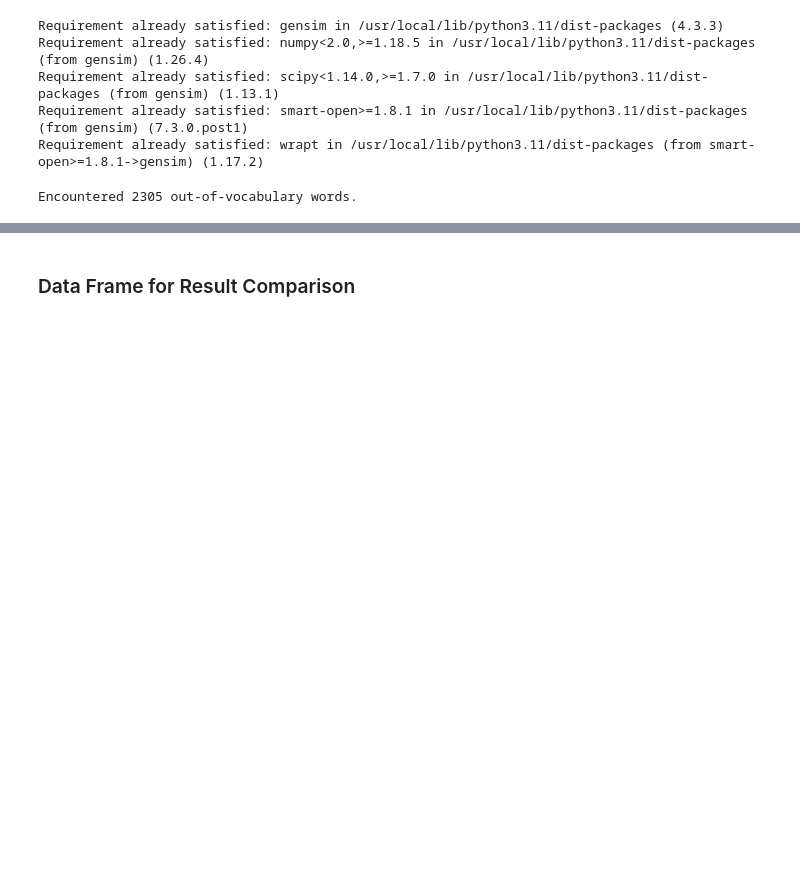
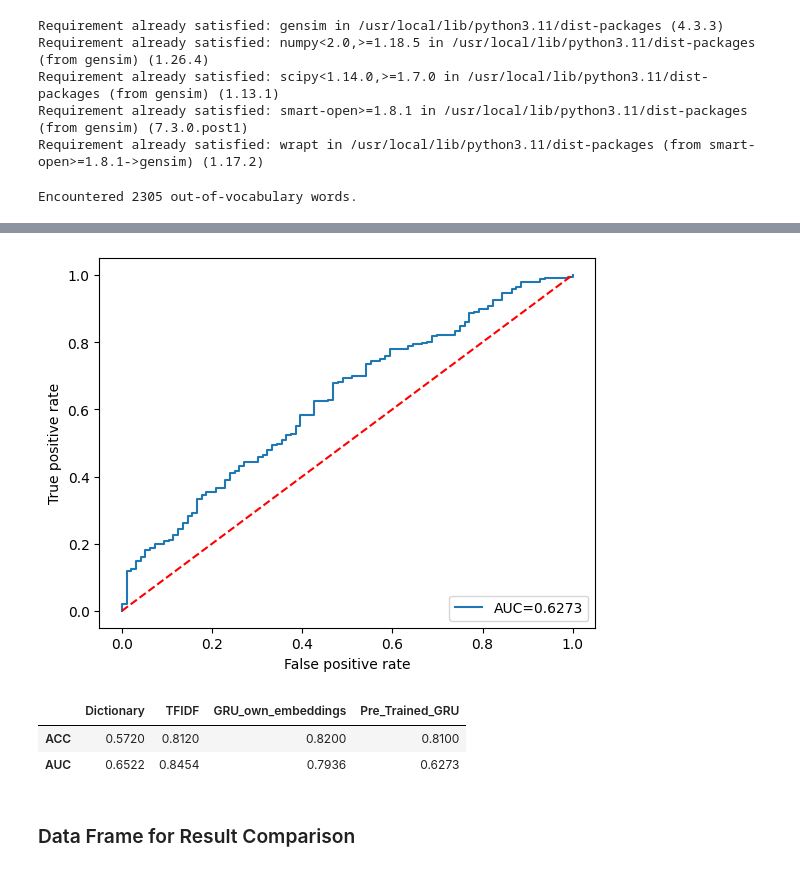
Before and after one commit to busrakasabali/Delta_Task_2, a Jupyter notebook: Delta_Task_2.ipynb, the cells around one changed output, grey strips where cells are left out. Drawn from its saved outputs; the diff is of its cells as text; code cells hidden in the pictures; blank space fills up the shorter version.

```diff
--- a/Delta_Task_2.ipynb
+++ b/Delta_Task_2.ipynb
@@ -522,3 +522,24 @@ def get_embedding_matrix(tokenizer, pretrain, vocab_size, verbose=0):
 imdb_embeddings, oov_words = get_embedding_matrix(tok, imdb_index, vocab_word_number)
 # %% [output]
 Encountered 2305 out-of-vocabulary words.
+# %%
+# Creating embedding layer using the pre-trained embeddings
+pre_trained_emb_layer = Embedding(
+    input_dim = vocab_word_number,
+    output_dim = imdb_embeddings.shape[1],
+    input_length = max_review_length,
+    embeddings_initializer = Constant(imdb_embeddings),
+    trainable = False
+)
+# %%
+# Pre_trained GRU text classifier
+number_hidden_nodes = 20    # number of hidden nodes
+
+pre_trained_gru = Sequential()
+pre_trained_gru.add(pre_trained_emb_layer)
+pre_trained_gru.add(GRU(number_hidden_nodes, activation = 'relu'))
+pre_trained_gru.add(Dropout(0.2))
+pre_trained_gru.add(Dense(1, activation = 'sigmoid'))
+
+pre_trained_gru.compile(optimizer='adam', loss = 'binary_crossentropy', metrics=['accuracy'])
+print(pre_trained_gru.summary())
@@ -524,0 +563,6 @@ Encountered 2305 out-of-vocabulary words.
+# %%
+# fitting the model
+nr_epoch = 10
+batch_sz = 64
+val_split = 0.25
+story = pre_trained_gru.fit(x_tweets_train_pad, y_tweets_train, batch_size= batch_sz, epochs= nr_epoch, validation_split=val_split)
@@ -524,0 +590,2 @@ Encountered 2305 out-of-vocabulary words.
+# %%
+yhat_pre_trained_gru = pre_trained_gru.predict(x_tweets_test_pad)
@@ -525,3 +594,15 @@ Encountered 2305 out-of-vocabulary words.
+# %%
+auc_pre_trained_gru, acc_pre_trained_gru, _ = assess_sentiment_classifier(y_test=y_tweets_test,
+                            y_pred_prob = yhat_pre_trained_gru)
+# %% [output]
+[figure, added]
+# %%
+df_scores['Pre_Trained_GRU'] = [acc_pre_trained_gru,auc_pre_trained_gru]
+df_scores
+# %% [output]
+|  | Dictionary | TFIDF | GRU_own_embeddings | Pre_Trained_GRU |
+| ACC | 0.5720 | 0.8120 | 0.8200 | 0.8100 |
+| AUC | 0.6522 | 0.8454 | 0.7936 | 0.6273 |
 # %% [markdown]
 ### Data Frame for Result Comparison
 # %%
```
Also changed, not shown: parts of 4 cells of this notebook.
